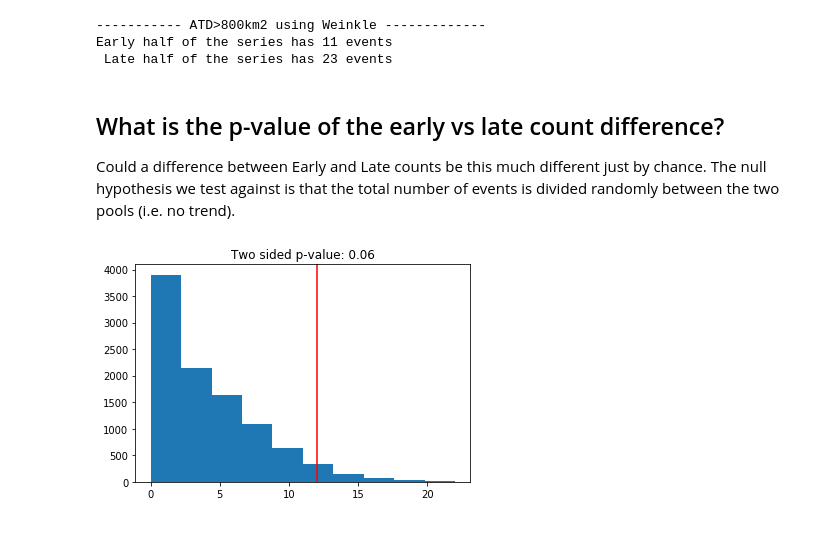
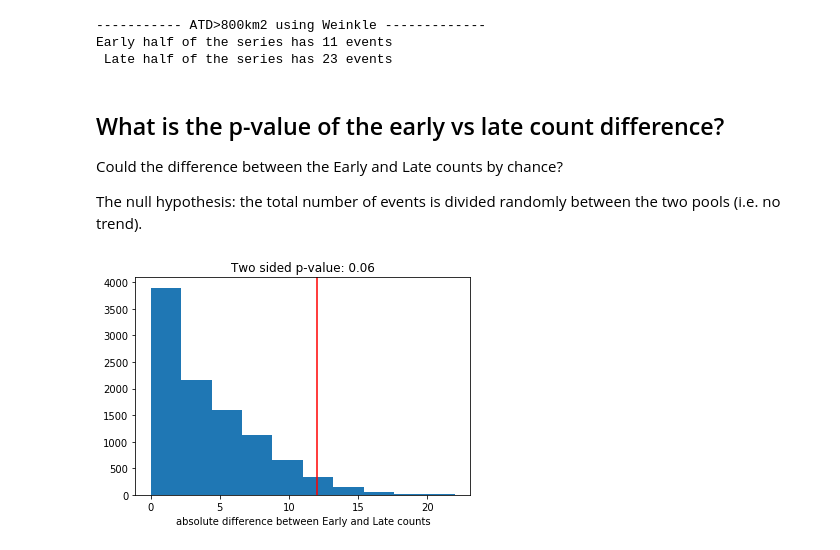
Before and after one commit to grinsted/HurricaneDestructionNotebook, a Jupyter notebook: HurricaneDestructionFrequencies.ipynb, the cells around one changed output. Cells and saved outputs as stored; diff of their text form; code cells hidden in the pictures.

```diff
--- a/HurricaneDestructionFrequencies.ipynb
+++ b/HurricaneDestructionFrequencies.ipynb
@@ -121,22 +121,25 @@ Early half of the series has 11 events
 # %% [markdown]
 ## What is the p-value of the early vs late count difference?
 
-Could a difference between Early and Late counts be this much different just by chance. The null hypothesis we test against is that the total number of events is divided randomly between the two pools (i.e. no trend).
+Could the difference between the Early and Late counts by chance?
+
+The null hypothesis: the total number of events is divided randomly between the two pools (i.e. no trend).
 # %%
 observed_diff= np.abs(LateCount-EarlyCount)
 
 Ntotal = int(EarlyCount+LateCount)
 
-#divide Ntotal number of balls randomly between two baskets
+#monte carlo test...
+#divide Ntotal number of balls randomly between two baskets, E & L
 E = np.random.randint(2,size=(10000,Ntotal))
-E = np.sum(mc,axis=1)
+E = np.sum(E,axis=1)
 L = Ntotal-E
 diff = np.abs(E-L)
 
 pvalue = np.sum(diff>=observed_diff) / diff.size
 plt.hist(diff)
 plt.axvline(observed_diff,color='r')
-
+plt.xlabel('absolute difference between Early and Late counts')
 plt.title('Two sided p-value: {:.1g}'.format(pvalue));
 # %% [output]
-[figure, old version]
+[figure, new version]
```
